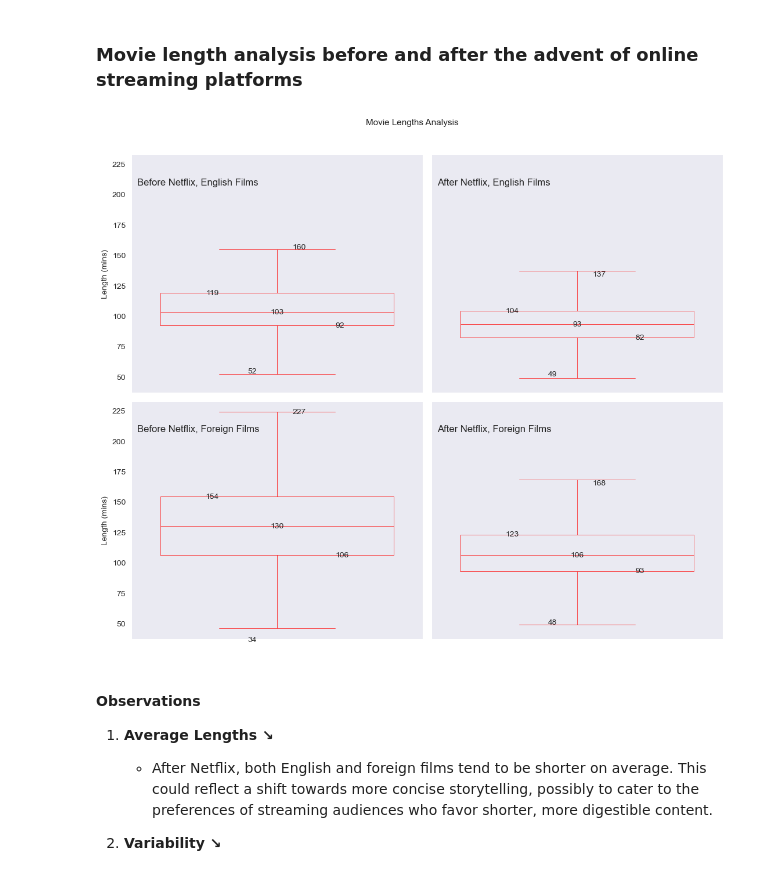
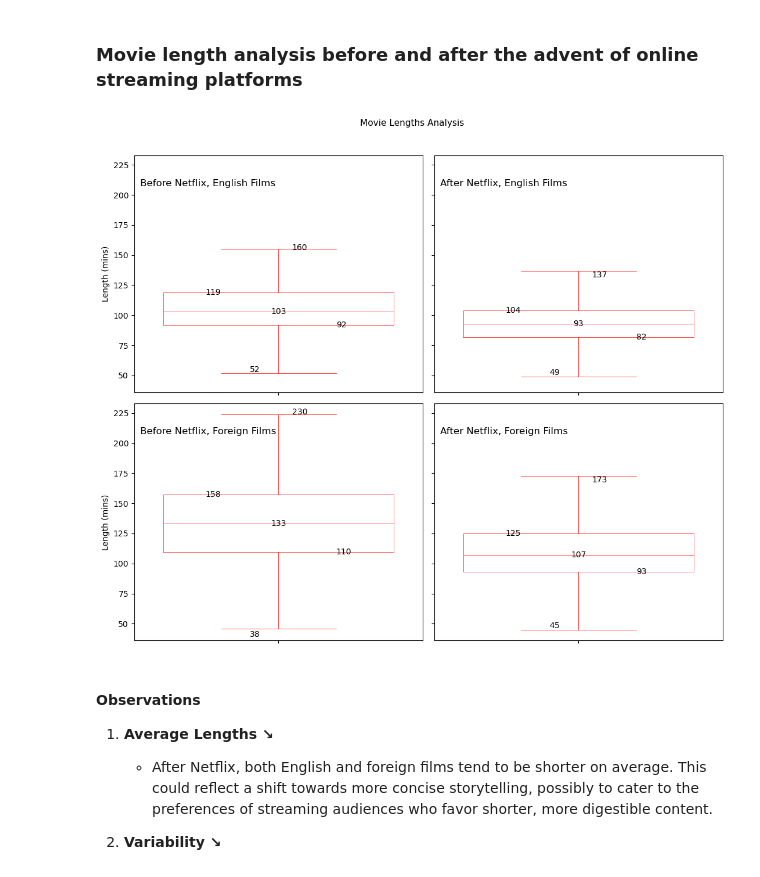
Before and after one commit to thecont1/flickr-pump-light, a Jupyter notebook: netflix.ipynb, the cells around one changed output. Drawn from its saved outputs; the diff is of its cells as text; code cells hidden in the pictures.

```diff
--- a/netflix.ipynb
+++ b/netflix.ipynb
@@ -328,7 +322,11 @@ audience = {'Children': ['TV-Y', 'TV-Y7', 'TV-Y7-FV', 'G'],
             'Family': ['TV-G', 'TV-PG', 'PG'],
             'Adult': ['TV-MA', 'R', 'NC-17', 'UR', 'NR'],}
 
-df['audience'] = df['audience'].apply(lambda x: 'Children' if x in audience['Children'] else 'Teens' if x in audience['Teens'] else 'Family' if x in audience['Family'] else 'Adult')
+df['audience'] = df['audience'].apply(lambda x:\
+                                            'Children' if x in audience['Children'] else
+                                            'Teens' if x in audience['Teens'] else
+                                            'Family' if x in audience['Family'] else
+                                            'Adult')
 
 sizes = 100 * df['audience'].value_counts() / df['audience'].value_counts().sum()
 sizes
@@ -471,11 +473,11 @@ def create_bar_plot(ax, data, title, show_y_axis=True):
               rot=45, width=0.95,
               color=colors)
 
-    ax.set_title(title, loc='left', y=0.9, x=0.02, fontsize=16)
+    ax.set_title(title, loc='left', y=0.9, x=0.02, fontsize=12)
     ax.set_ylim(0, y_max)
     ax.yaxis.set_visible(show_y_axis)
 
-fig, axes = plt.subplots(2, 2, figsize=(11, 11))
+fig, axes = plt.subplots(2, 2, figsize=(9, 7))
 axes = axes.flatten()
 
 datasets = [filtered_df1, filtered_df2, filtered_df3, filtered_df4]
@@ -493,7 +495,7 @@ plot_configs = [
 for ax, config in zip(axes, plot_configs):
     create_bar_plot(ax, **config)
 
-plt.suptitle('The Netflix Era', fontsize=20, y=1.0)
+plt.suptitle('The Netflix Era', fontsize=16, y=1.0)
 plt.tight_layout()
 plt.show()
 # %% [output]
@@ -535,6 +521,22 @@ filtered_df2 = df[filter1 & filter2 & filter3]['length']
 # %%
 filter1 = (df['release_year'] >= 1992) & (df['release_year'] < 2007)
 filter2 = df['type']=='Movie'
-filter3 = df['country'].str.contains(r'India|Japan|South Korea|Canada|Spain|France|Mexico|Egypt|Turkey|Nigeria|Taiwan|Indonesia', na=False)
+filter3 = df['country'].str.contains(r'United States|United Kingdom|Australia', na=False)
+filtered_df1 = df[filter1 & filter2 & filter3]['length']
 
+filter1 = (df['release_year'] >= 2007)
+filter2 = df['type']=='Movie'
+filter3 = df['country'].str.contains(r'United States|United Kingdom|Australia', na=False)
+filtered_df2 = df[filter1 & filter2 & filter3]['length']
+
+filter1 = (df['release_year'] >= 1992) & (df['release_year'] < 2007)
+filter2 = df['type']=='Movie'
+filter3 = df['country'].str.contains(r'India|Japan|South Korea|Canada|Spain|\
+    France|Mexico|Egypt|Turkey|Nigeria|Taiwan|Indonesia', na=False)
 filtered_df3 = df[filter1 & filter2 & filter3]['length']
+
+filter1 = (df['release_year'] >= 2007)
+filter2 = df['type']=='Movie'
+filter3 = df['country'].str.contains(r'India|Japan|South Korea|Canada|Spain|\
+    France|Mexico|Egypt|Turkey|Nigeria|Taiwan|Indonesia', na=False)
+filtered_df4 = df[filter1 & filter2 & filter3]['length']
@@ -549,35 +545,39 @@ def add_boxplot_annotations(ax, data):
     Q1 = data.quantile(0.25)
     Q2 = data.quantile(0.50)
     Q3 = data.quantile(0.75)
     IQR = Q3 - Q1
 
     ax.text(-0.2, Q3, f'{Q3:.0f}', horizontalalignment='right', verticalalignment='center')
     ax.text(0.0, Q2, f'{Q2:.0f}', horizontalalignment='center', verticalalignment='center')
     ax.text(0.2, Q1, f'{Q1:.0f}', horizontalalignment='left', verticalalignment='center')
 
     ax.text(-0.1, Q1-(IQR*1.5), f'{Q1-(IQR*1.5):.0f}', horizontalalignment='left', verticalalignment='bottom')
     ax.text(0.1, Q3+(IQR*1.5), f'{Q3+(IQR*1.5):.0f}', horizontalalignment='right', verticalalignment='top')
 
-fig, axes = plt.subplots(2, 2, figsize=(11, 9), sharey=True)
+plt.style.use('default')
+fig, axes = plt.subplots(2, 2, figsize=(11, 9), sharey=True, facecolor='white')
 plt.suptitle('Movie Lengths Analysis', fontsize=11, y=1.02)
+
 axes = axes.flatten()
+for ax in axes:
+    ax.set_facecolor('white')
 
 datasets = [filtered_df1, filtered_df2, filtered_df3, filtered_df4]
 titles = ['Before Netflix, English Films',
           'After Netflix, English Films',
           'Before Netflix, Foreign Films',
           'After Netflix, Foreign Films']
 
 for i, (data, title) in enumerate(zip(datasets, titles)):
     sns.boxplot(y=data, ax=axes[i], color='r', fill=False, linewidth=0.5, showfliers=False)
     axes[i].set_title(title, loc='left', y=0.85, x=0.02, fontsize=12)
     axes[i].set_ylabel('Length (mins)')
     add_boxplot_annotations(axes[i], data)
 
 plt.tight_layout()
 plt.show()
 # %% [output]
-[figure, old version]
+[figure, new version]
 # %% [markdown]
 #### Observations
 
```
Also changed, not shown: parts of 38 cells of this notebook, 2 other files.
